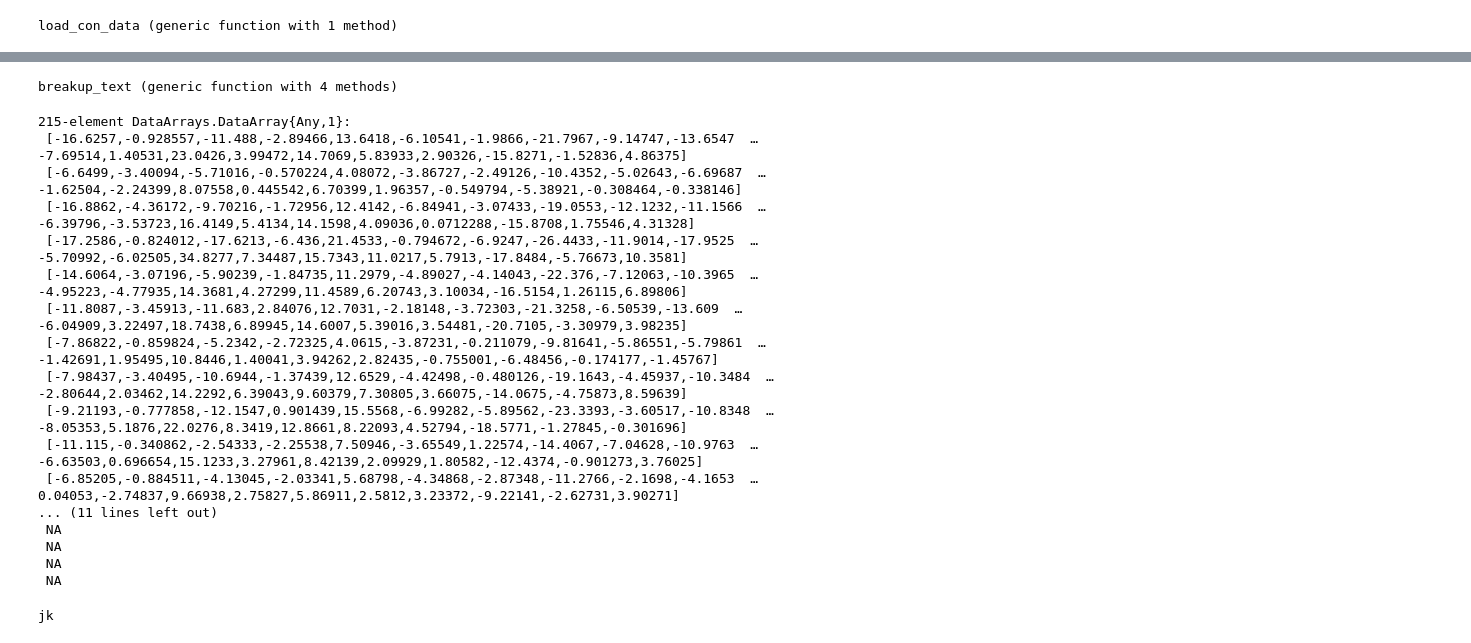
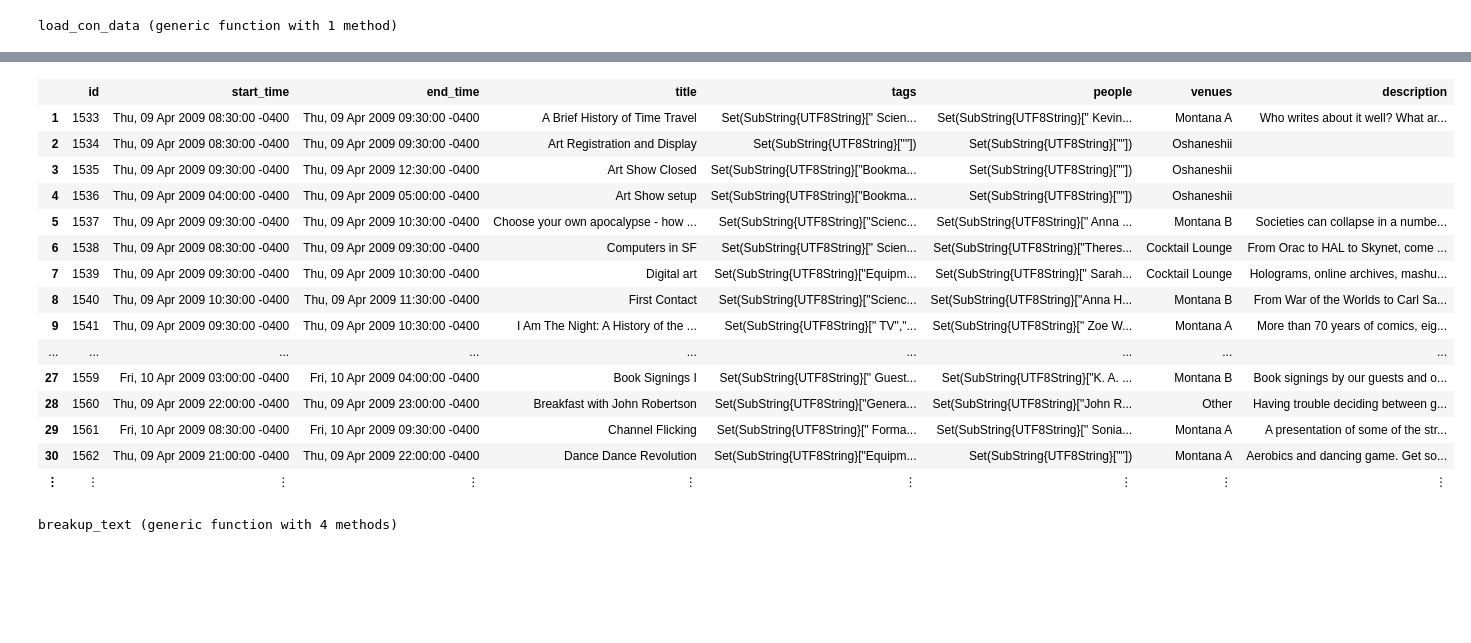
Before and after one commit to oxinabox/ConNLP, a Jupyter notebook: word-embeedings/ParseToEmbeedings.ipynb, the cells around one changed output, grey strips where cells are left out. Saved outputs shown, nothing was run; the diff lists cells and outputs as text; code cells hidden in the pictures; blank space fills up the shorter version.

```diff
--- a/word-embeedings/ParseToEmbeedings.ipynb
+++ b/word-embeedings/ParseToEmbeedings.ipynb
@@ -74,9 +74,14 @@ using HDF5, JLD
   0.270257    0.194269    -0.0276873   -0.170623     0.00646139
  -0.35107    -0.17002     -0.400916    -0.345477    -0.60354
 # %%
-function csl2set(comma_seperated_list)
+function csl2set(comma_seperated_list::String)
     @> comma_seperated_list split(",") Set
 end
+
+function csl2set(::NAtype)
+    NA
+end
+
 
 function load_con_data(name)
     con = readtable("con_data/$name.csv")
@@ -108,3 +94,26 @@ con = load_con_data("swancon_2014")
+# %%
+con = [load_con_data("swancon_2009");
+    load_con_data("swancon_2010");
+    load_con_data("swancon_2012");
+    load_con_data("swancon_2013");
+    load_con_data("swancon_2014");]
+# %% [output]
+|  | id | start_time | end_time | title | tags | people | venues | description |
+| 1 | 1533 | Thu, 09 Apr 2009 08:30:00 -0400 | Thu, 09 Apr 2009 09:30:00 -0400 | A Brief History of Time Travel | Set(SubString{UTF8String}[" Scien... | Set(SubString{UTF8String}[" Kevin... | Montana A | Who writes about it well? What ar... |
+| 2 | 1534 | Thu, 09 Apr 2009 08:30:00 -0400 | Thu, 09 Apr 2009 09:30:00 -0400 | Art Registration and Display | Set(SubString{UTF8String}[""]) | Set(SubString{UTF8String}[""]) | Oshaneshii |  |
+| 3 | 1535 | Thu, 09 Apr 2009 09:30:00 -0400 | Thu, 09 Apr 2009 12:30:00 -0400 | Art Show Closed | Set(SubString{UTF8String}["Bookma... | Set(SubString{UTF8String}[""]) | Oshaneshii |  |
+| 4 | 1536 | Thu, 09 Apr 2009 04:00:00 -0400 | Thu, 09 Apr 2009 05:00:00 -0400 | Art Show setup | Set(SubString{UTF8String}["Bookma... | Set(SubString{UTF8String}[""]) | Oshaneshii |  |
+| 5 | 1537 | Thu, 09 Apr 2009 09:30:00 -0400 | Thu, 09 Apr 2009 10:30:00 -0400 | Choose your own apocalypse - how ... | Set(SubString{UTF8String}["Scienc... | Set(SubString{UTF8String}[" Anna ... | Montana B | Societies can collapse in a numbe... |
+| 6 | 1538 | Thu, 09 Apr 2009 08:30:00 -0400 | Thu, 09 Apr 2009 09:30:00 -0400 | Computers in SF | Set(SubString{UTF8String}[" Scien... | Set(SubString{UTF8String}["Theres... | Cocktail Lounge | From Orac to HAL to Skynet, come ... |
+| 7 | 1539 | Thu, 09 Apr 2009 09:30:00 -0400 | Thu, 09 Apr 2009 10:30:00 -0400 | Digital art | Set(SubString{UTF8String}["Equipm... | Set(SubString{UTF8String}[" Sarah... | Cocktail Lounge | Holograms, online archives, mashu... |
+| 8 | 1540 | Thu, 09 Apr 2009 10:30:00 -0400 | Thu, 09 Apr 2009 11:30:00 -0400 | First Contact | Set(SubString{UTF8String}["Scienc... | Set(SubString{UTF8String}["Anna H... | Montana B | From War of the Worlds to Carl Sa... |
+| 9 | 1541 | Thu, 09 Apr 2009 09:30:00 -0400 | Thu, 09 Apr 2009 10:30:00 -0400 | I Am The Night: A History of the ... | Set(SubString{UTF8String}[" TV","... | Set(SubString{UTF8String}[" Zoe W... | Montana A | More than 70 years of comics, eig... |
+| ... | ... | ... | ... | ... | ... | ... | ... | ... |
+| 27 | 1559 | Fri, 10 Apr 2009 03:00:00 -0400 | Fri, 10 Apr 2009 04:00:00 -0400 | Book Signings I | Set(SubString{UTF8String}[" Guest... | Set(SubString{UTF8String}["K. A. ... | Montana B | Book signings by our guests and o... |
+| 28 | 1560 | Thu, 09 Apr 2009 22:00:00 -0400 | Thu, 09 Apr 2009 23:00:00 -0400 | Breakfast with John Robertson | Set(SubString{UTF8String}["Genera... | Set(SubString{UTF8String}["John R... | Other | Having trouble deciding between g... |
+| 29 | 1561 | Fri, 10 Apr 2009 08:30:00 -0400 | Fri, 10 Apr 2009 09:30:00 -0400 | Channel Flicking | Set(SubString{UTF8String}[" Forma... | Set(SubString{UTF8String}[" Sonia... | Montana A | A presentation of some of the str... |
+| 30 | 1562 | Thu, 09 Apr 2009 21:00:00 -0400 | Thu, 09 Apr 2009 22:00:00 -0400 | Dance Dance Revolution | Set(SubString{UTF8String}["Equipm... | Set(SubString{UTF8String}[""]) | Montana A | Aerobics and dancing game. Get so... |
+| ⋮ | ⋮ | ⋮ | ⋮ | ⋮ | ⋮ | ⋮ | ⋮ | ⋮ |
 # %%
 @doc "Breaks up text, in to a list of words. It will split off the suffix and prefixes into seperate words if this causes the base word to be in the preffered words list" ->
 function breakup_text(  text::String,
@@ -150,37 +159,18 @@ end
 # %% [output]
 breakup_text (generic function with 4 methods)
 # %%
-function get_total_embedding(embeddings::WordEmbeddingResolver, text::Union(String, NAtype))
-    words = breakup_text(text, vocab_words(embeddings))[1]
-    if words!==NA
+function get_total_embedding(embeddings::WordEmbeddingResolver, text::String)
+    words::Vector{String}= breakup_text(text, vocab_words(embeddings))[1]
+    if !isempty(words)
         @>>words map(ww->embeddings[ww]) sum
     else
         NA
     end
+
 end
 
-@>> con[:description] map(desc->get_total_embedding(embeddings, desc))
+function get_total_embedding(embeddings::WordEmbeddingResolver, text::NAtype)
+    NA
+end
+
+con[:desc_vec] = @>> con[:description] map(desc->get_total_embedding(embeddings, desc));
-# %% [output]
-215-element DataArrays.DataArray{Any,1}:
- [-16.6257,-0.928557,-11.488,-2.89466,13.6418,-6.10541,-1.9866,-21.7967,-9.14747,-13.6547  …  -7.69514,1.40531,23.0426,3.99472,14.7069,5.83933,2.90326,-15.8271,-1.52836,4.86375]
- [-6.6499,-3.40094,-5.71016,-0.570224,4.08072,-3.86727,-2.49126,-10.4352,-5.02643,-6.69687  …  -1.62504,-2.24399,8.07558,0.445542,6.70399,1.96357,-0.549794,-5.38921,-0.308464,-0.338146]
- [-16.8862,-4.36172,-9.70216,-1.72956,12.4142,-6.84941,-3.07433,-19.0553,-12.1232,-11.1566  …  -6.39796,-3.53723,16.4149,5.4134,14.1598,4.09036,0.0712288,-15.8708,1.75546,4.31328]
- [-17.2586,-0.824012,-17.6213,-6.436,21.4533,-0.794672,-6.9247,-26.4433,-11.9014,-17.9525  …  -5.70992,-6.02505,34.8277,7.34487,15.7343,11.0217,5.7913,-17.8484,-5.76673,10.3581]
- [-14.6064,-3.07196,-5.90239,-1.84735,11.2979,-4.89027,-4.14043,-22.376,-7.12063,-10.3965  …  -4.95223,-4.77935,14.3681,4.27299,11.4589,6.20743,3.10034,-16.5154,1.26115,6.89806]
- [-11.8087,-3.45913,-11.683,2.84076,12.7031,-2.18148,-3.72303,-21.3258,-6.50539,-13.609  …  -6.04909,3.22497,18.7438,6.89945,14.6007,5.39016,3.54481,-20.7105,-3.30979,3.98235]
- [-7.86822,-0.859824,-5.2342,-2.72325,4.0615,-3.87231,-0.211079,-9.81641,-5.86551,-5.79861  …  -1.42691,1.95495,10.8446,1.40041,3.94262,2.82435,-0.755001,-6.48456,-0.174177,-1.45767]
- [-7.98437,-3.40495,-10.6944,-1.37439,12.6529,-4.42498,-0.480126,-19.1643,-4.45937,-10.3484  …  -2.80644,2.03462,14.2292,6.39043,9.60379,7.30805,3.66075,-14.0675,-4.75873,8.59639]
- [-9.21193,-0.777858,-12.1547,0.901439,15.5568,-6.99282,-5.89562,-23.3393,-3.60517,-10.8348  …  -8.05353,5.1876,22.0276,8.3419,12.8661,8.22093,4.52794,-18.5771,-1.27845,-0.301696]
- [-11.115,-0.340862,-2.54333,-2.25538,7.50946,-3.65549,1.22574,-14.4067,-7.04628,-10.9763  …  -6.63503,0.696654,15.1233,3.27961,8.42139,2.09929,1.80582,-12.4374,-0.901273,3.76025]
- [-6.85205,-0.884511,-4.13045,-2.03341,5.68798,-4.34868,-2.87348,-11.2766,-2.1698,-4.1653  …  0.04053,-2.74837,9.66938,2.75827,5.86911,2.5812,3.23372,-9.22141,-2.62731,3.90271]
-... (11 lines left out)
- NA
- NA
- NA
- NA
-# %%
-if [1,2]!==NA
-    println("jk")
-end
-# %% [output]
-jk
```
Also changed, not shown: parts of 6 cells of this notebook, 1 other file.
